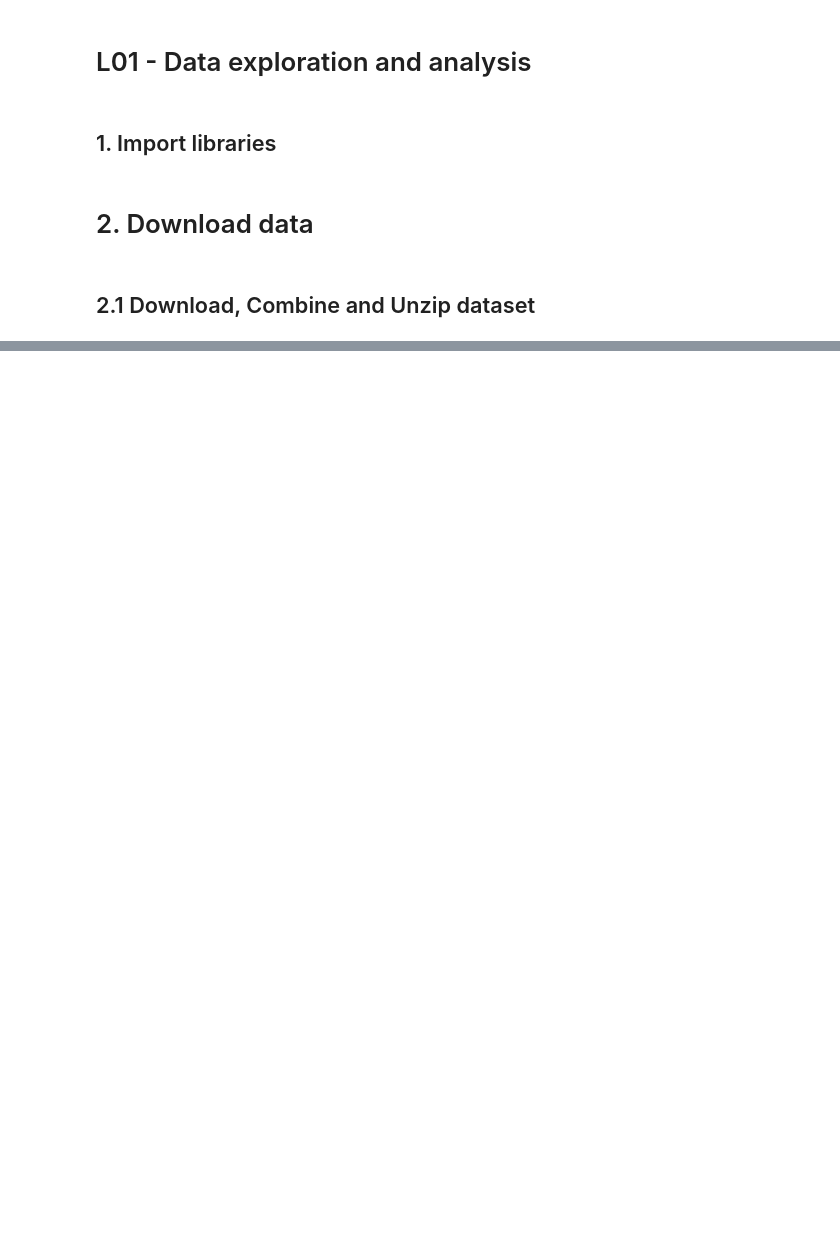
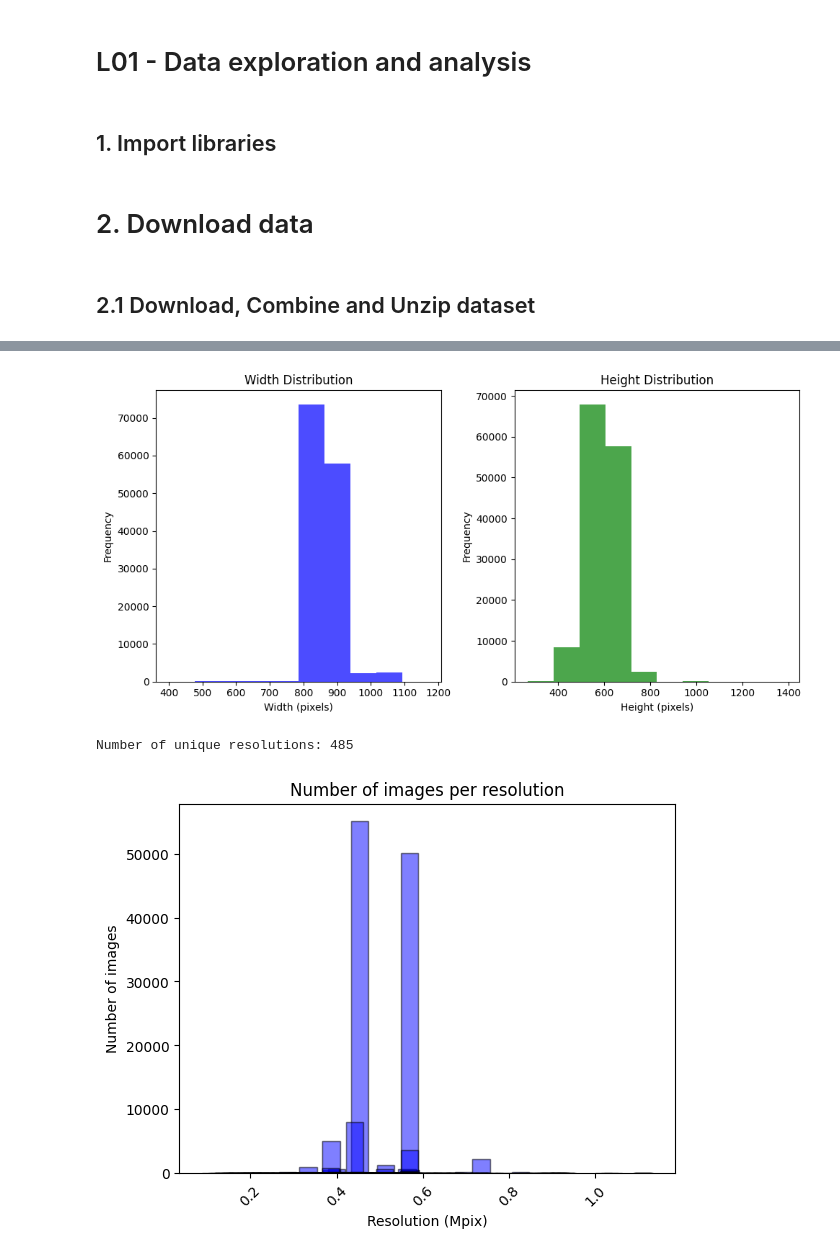
Before and after one commit to StefanoMeAn/Cars-classification-and-verification, a Jupyter notebook: L01_DataExploration.ipynb, the cells around one changed output, grey strips where cells are left out. Saved outputs shown, nothing was run; the diff lists cells and outputs as text; code cells hidden in the pictures; blank space fills up the shorter version.

```diff
--- a/L01_DataExploration.ipynb
+++ b/L01_DataExploration.ipynb
@@ -135,0 +253,54 @@ unzip_file(my_dir+"combined.zip", "d89551fd190e38", my_dir+"combined")
+# %%
+widths = []
+heights = []
+files_per_resolution = defaultdict(set)
+
+# Traverse the directory
+for root, dirs, files in os.walk(IMG_DIR):
+    for file in files:
+        file_path = os.path.join(root, file)
+        try:
+            # Open image using PIL
+            with Image.open(file_path) as img:
+                widths.append(img.width)
+                heights.append(img.height)
+                files_per_resolution[(img.width, img.height)].add(file)
+        except Exception as e:
+            print(f"Could not process file {file_path}: {e}")
+
+
+files_per_resolution = {k: len(v) for k, v in files_per_resolution.items()}
+# files_per_resolution = {k: len(v) for k, v in files_per_resolution.items()}
+
+# Plot histogram of resolutions
+plt.figure(figsize=(10, 5))
+
+# Create width and height histograms
+plt.subplot(1, 2, 1)
+plt.hist(widths, bins=10, color='blue', alpha=0.7)
+plt.title('Width Distribution')
+plt.xlabel('Width (pixels)')
+plt.ylabel('Frequency')
+
+plt.subplot(1, 2, 2)
+plt.hist(heights, bins=10, color='green', alpha=0.7)
+plt.title('Height Distribution')
+plt.xlabel('Height (pixels)')
+plt.ylabel('Frequency')
+
+plt.tight_layout()
+plt.show()
+
+
+print(f"Number of unique resolutions: {len(files_per_resolution)}")
+labs = np.array([np.prod(list(files_per_resolution.keys())[i]) for i in range(len(files_per_resolution.keys()))])/1000000
+plt.bar(labs,files_per_resolution.values(),width=0.04,color="blue",edgecolor="black",alpha=0.5)
+plt.xticks(rotation=45)
+plt.xlabel("Resolution (Mpix)")
+plt.ylabel("Number of images")
+plt.title("Number of images per resolution")
+plt.show()
+# %% [output]
+[figure, added]
+Number of unique resolutions: 485
+[figure, added]
```
Also changed, not shown: parts of 15 cells of this notebook.
